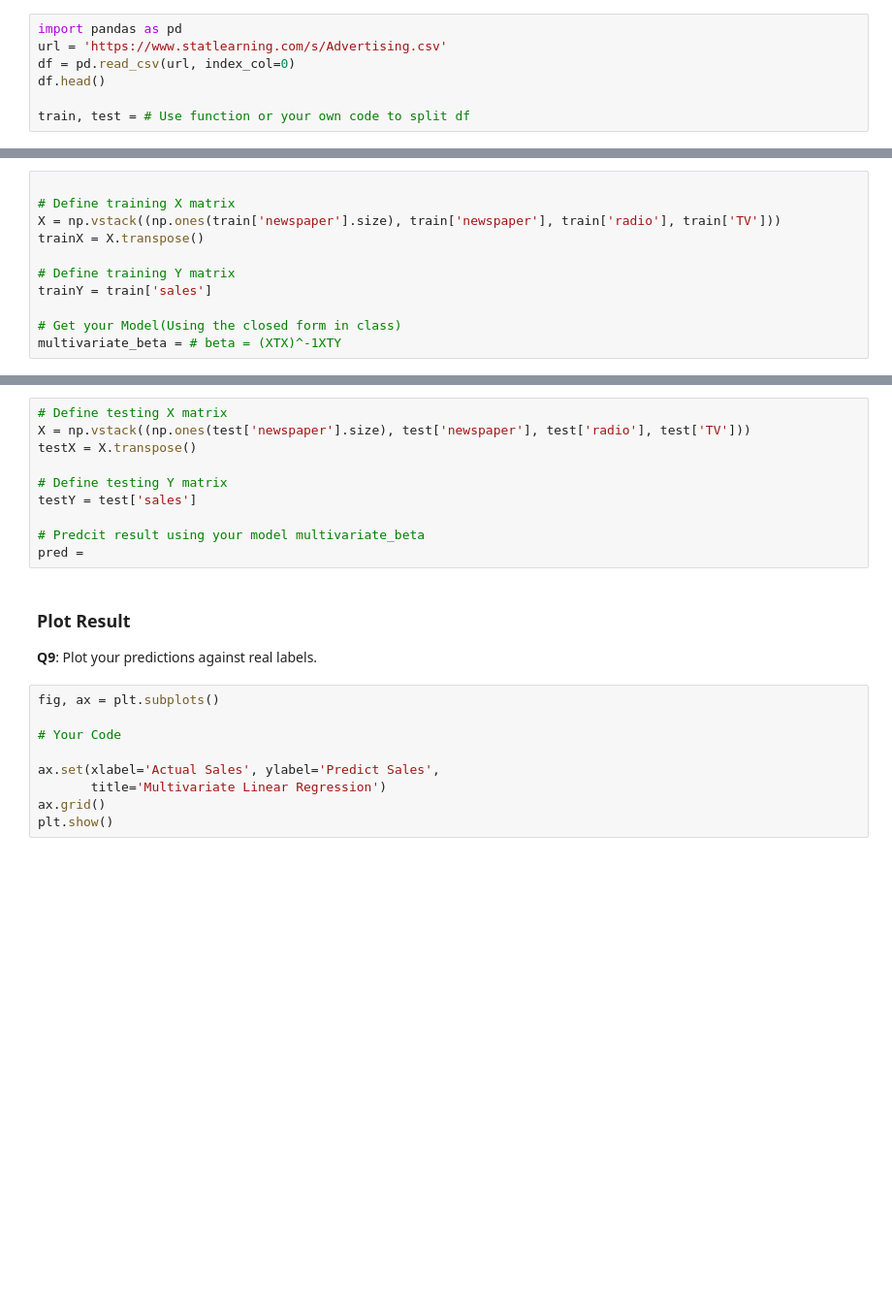
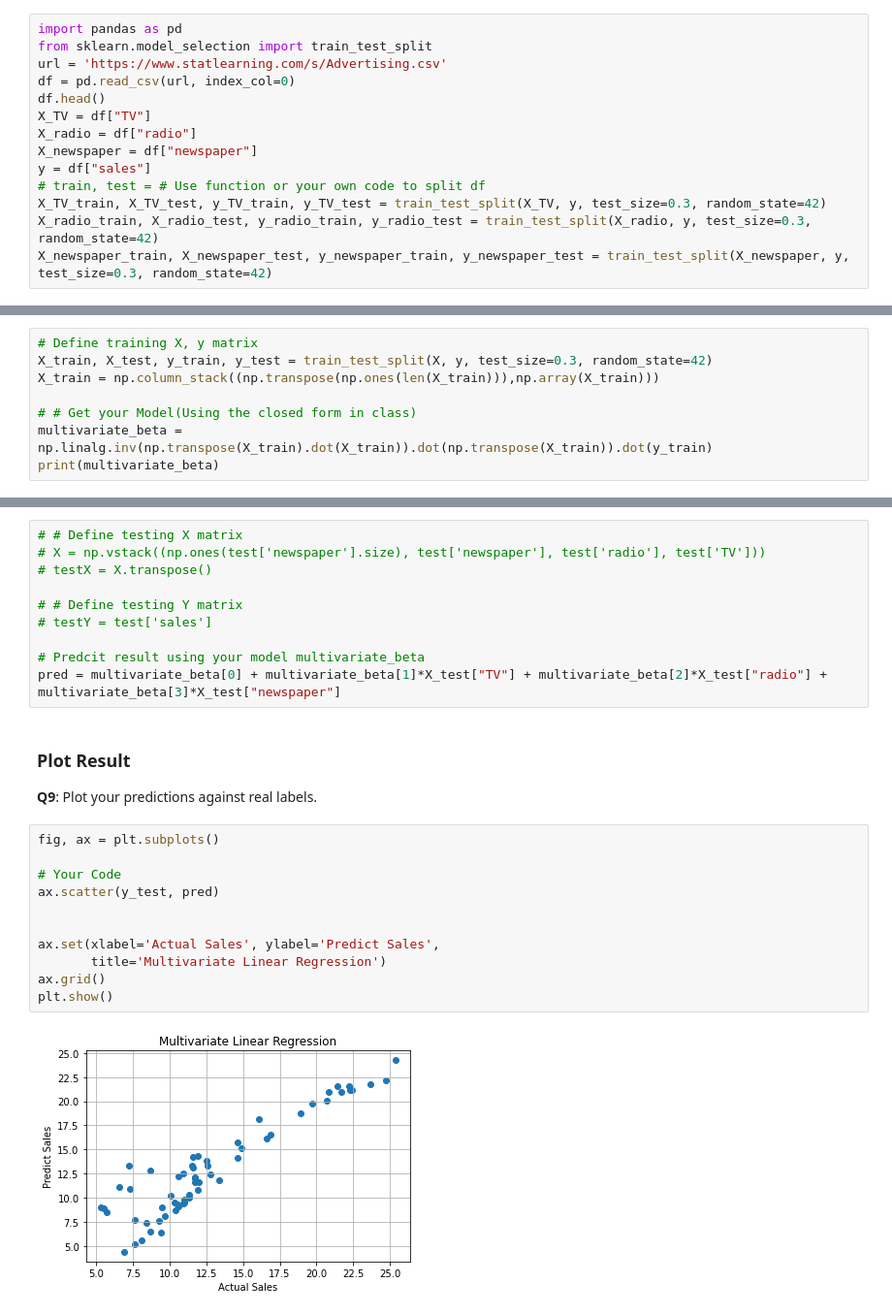
Before and after one commit to yeb2Binfang/ECE-GY-9163-ML-cyber, a Jupyter notebook: Lab/MLSec_Lab0.ipynb, the cells around one changed output, grey strips where cells are left out. Shown at 97% size. Cells and saved outputs as stored; diff of their text form; blank space fills up the shorter version.

```diff
--- a/Lab/MLSec_Lab0.ipynb
+++ b/Lab/MLSec_Lab0.ipynb
@@ -81,11 +101,18 @@ In this part, you'll use Linear Regression on a real-world dataset. The datatset
 **Q4**: Split data into train and test, by reserving **70** percent of the data for training and the rest for test.
 # %%
 import pandas as pd
+from sklearn.model_selection import train_test_split
 url = 'https://www.statlearning.com/s/Advertising.csv'
 df = pd.read_csv(url, index_col=0)
 df.head()
-
-train, test = # Use function or your own code to split df
+X_TV = df["TV"]
+X_radio = df["radio"]
+X_newspaper = df["newspaper"]
+y = df["sales"]
+# train, test = # Use function or your own code to split df
+X_TV_train, X_TV_test, y_TV_train, y_TV_test = train_test_split(X_TV, y, test_size=0.3, random_state=42)
+X_radio_train, X_radio_test, y_radio_train, y_radio_test = train_test_split(X_radio, y, test_size=0.3, random_state=42)
+X_newspaper_train, X_newspaper_test, y_newspaper_train, y_newspaper_test = train_test_split(X_newspaper, y, test_size=0.3, random_state=42)
 # %% [markdown]
 ### Linear Regression Model
 # %% [markdown]
@@ -122,14 +176,11 @@ plt.subplot(1,3,3)
 ## Multivariate Linear Regression
 
 **Q7**: Use all three features ('TV', 'Radio', newspaper') to predict sales using multivariate linear regression.
-# %%
-
-# Define training X matrix
-X = np.vstack((np.ones(train['newspaper'].size), train['newspaper'], train['radio'], train['TV']))
-trainX = X.transpose()
-
-# Define training Y matrix
-trainY = train['sales']
-
-# Get your Model(Using the closed form in class)
-multivariate_beta = # beta = (XTX)^-1XTY
+# %%
+# Define training X, y matrix
+X_train, X_test, y_train, y_test = train_test_split(X, y, test_size=0.3, random_state=42)
+X_train = np.column_stack((np.transpose(np.ones(len(X_train))),np.array(X_train)))
+
+# # Get your Model(Using the closed form in class)
+multivariate_beta =  np.linalg.inv(np.transpose(X_train).dot(X_train)).dot(np.transpose(X_train)).dot(y_train)
+print(multivariate_beta)
@@ -138,15 +191,15 @@ multivariate_beta = # beta = (XTX)^-1XTY
 
 **Q8**: use your multivariate model to do predictions on test data
 # %%
-# Define testing X matrix
-X = np.vstack((np.ones(test['newspaper'].size), test['newspaper'], test['radio'], test['TV']))
-testX = X.transpose()
+# # Define testing X matrix
+# X = np.vstack((np.ones(test['newspaper'].size), test['newspaper'], test['radio'], test['TV']))
+# testX = X.transpose()
 
-# Define testing Y matrix
-testY = test['sales']
+# # Define testing Y matrix
+# testY = test['sales']
 
 # Predcit result using your model multivariate_beta
-pred =
+pred = multivariate_beta[0] + multivariate_beta[1]*X_test["TV"] + multivariate_beta[2]*X_test["radio"] + multivariate_beta[3]*X_test["newspaper"]
 # %% [markdown]
 ### Plot Result
 
@@ -154,9 +207,13 @@ pred =
 # %%
 fig, ax = plt.subplots()
 
 # Your Code
+ax.scatter(y_test, pred)
+
 
 ax.set(xlabel='Actual Sales', ylabel='Predict Sales',
        title='Multivariate Linear Regression')
 ax.grid()
 plt.show()
+# %% [output]
+[figure, added]
```
Also changed, not shown: parts of 11 cells of this notebook.
